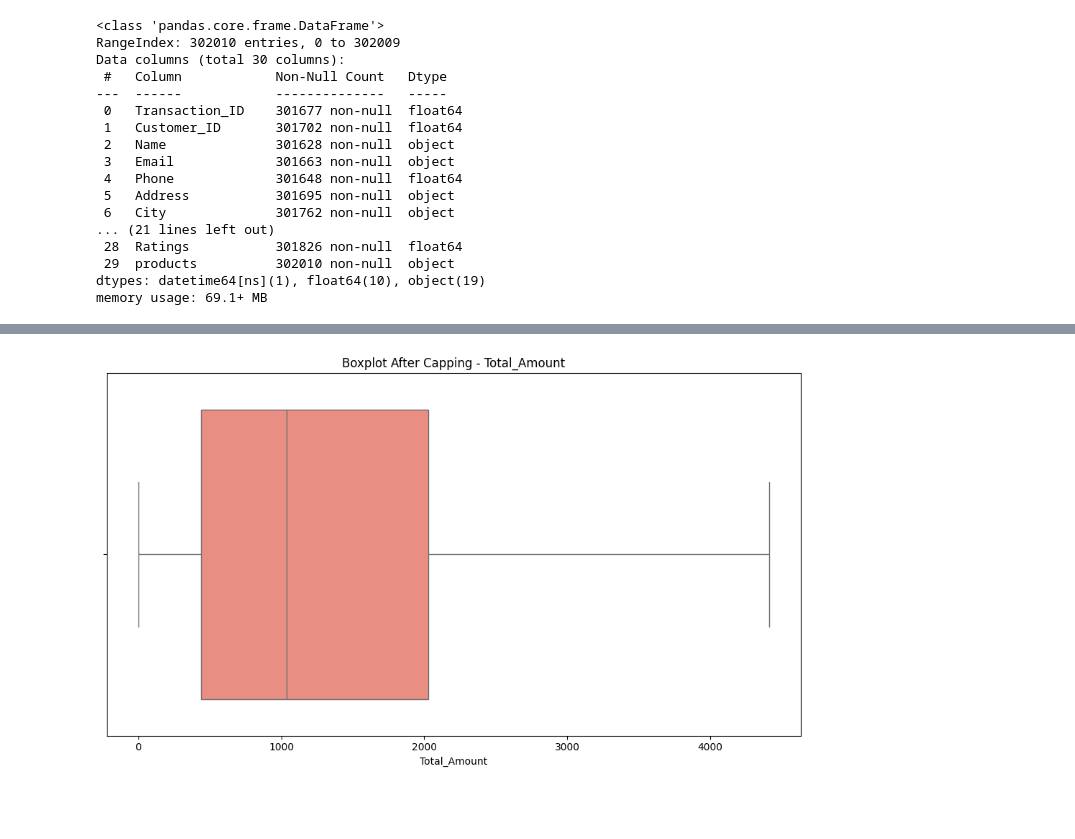
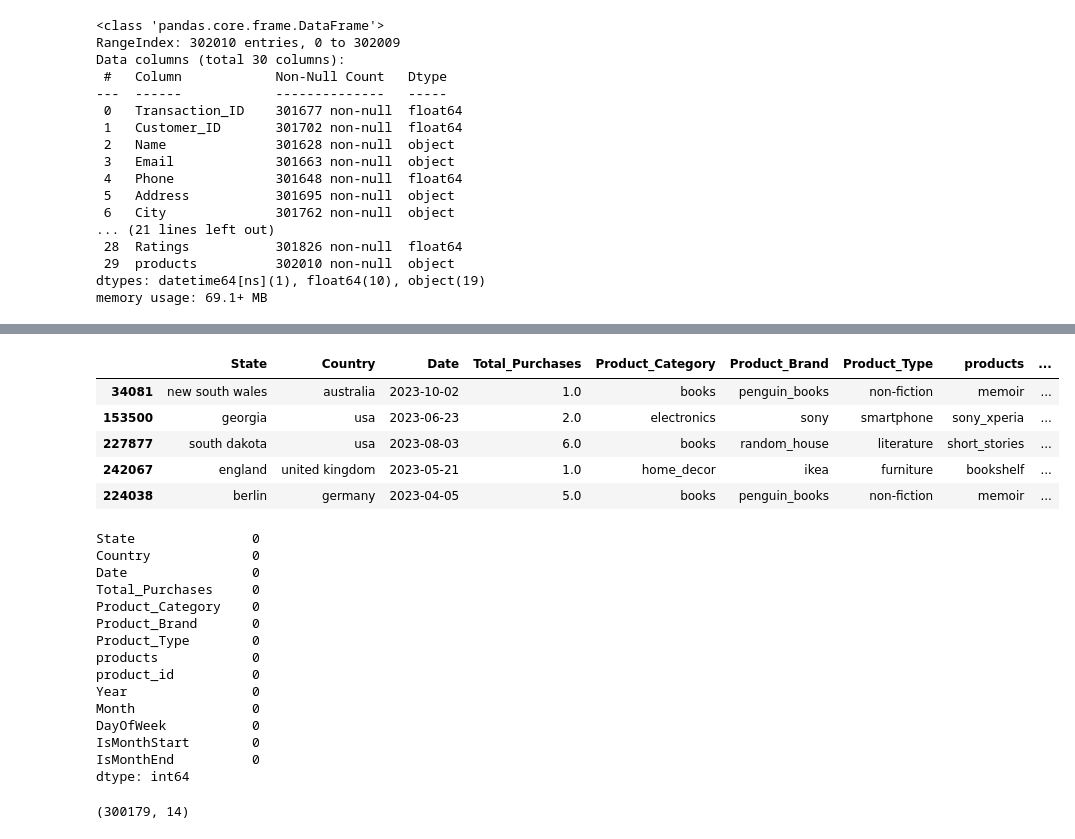
Before and after one commit to sivakagit/Inventory-Management-and-Supply-Chain-Optimization, a Jupyter notebook: notebooks/data_cleaning.ipynb, the cells around one changed output, grey strips where cells are left out. Cells and saved outputs as stored; diff of their text form; code cells hidden in the pictures; blank space fills up the shorter version.

```diff
--- a/notebooks/data_cleaning.ipynb
+++ b/notebooks/data_cleaning.ipynb
@@ -256,10 +262,41 @@ Total outlier rows: 3922
-# %%
-df["Total_Amount"] = df["Total_Amount"].clip(lower=lower, upper=upper)
-# %%
-plt.figure(figsize=(10,6))
-sns.boxplot(x=df["Total_Amount"], color="salmon")
-plt.title("Boxplot After Capping - Total_Amount")
-plt.tight_layout()
-plt.show()
-# %% [output]
-[figure, removed]
+# %%
+# converting from product name to unique product ID
+df['product_id'] = df['products'].astype('category').cat.codes
+# %%
+df['Date'] = pd.to_datetime(df['Date'])
+df['Year'] = df['Date'].dt.year
+df['Month'] = df['Date'].dt.month
+df['DayOfWeek'] = df['Date'].dt.dayofweek
+df['IsMonthStart'] = df['Date'].dt.is_month_start.astype(int)
+df['IsMonthEnd'] = df['Date'].dt.is_month_end.astype(int)
+# %%
+df.sample(5)
+# %% [output]
+|  | State | Country | Date | Total_Purchases | Product_Category | Product_Brand | Product_Type | products | ... |
+| 34081 | new south wales | australia | 2023-10-02 | 1.0 | books | penguin_books | non-fiction | memoir | ... |
+| 153500 | georgia | usa | 2023-06-23 | 2.0 | electronics | sony | smartphone | sony_xperia | ... |
+| 227877 | south dakota | usa | 2023-08-03 | 6.0 | books | random_house | literature | short_stories | ... |
+| 242067 | england | united kingdom | 2023-05-21 | 1.0 | home_decor | ikea | furniture | bookshelf | ... |
+| 224038 | berlin | germany | 2023-04-05 | 5.0 | books | penguin_books | non-fiction | memoir | ... |
+# %%
+df.isnull().sum()
+# %% [output]
+State               0
+Country             0
+Date                0
+Total_Purchases     0
+Product_Category    0
+Product_Brand       0
+Product_Type        0
+products            0
+product_id          0
+Year                0
+Month               0
+DayOfWeek           0
+IsMonthStart        0
+IsMonthEnd          0
+dtype: int64
+# %%
+df.shape
+# %% [output]
+(300179, 14)
```
Also changed, not shown: parts of 18 cells of this notebook, 39 other files.
